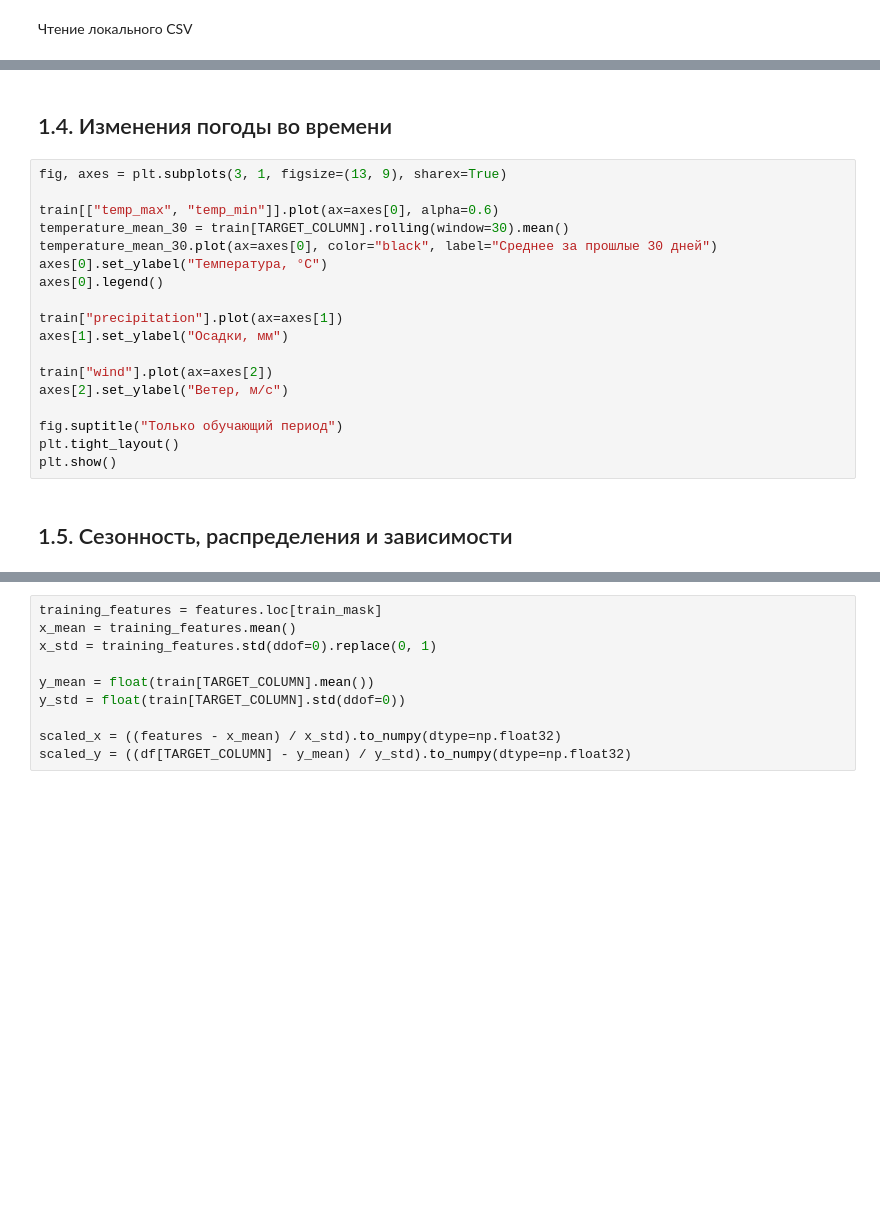
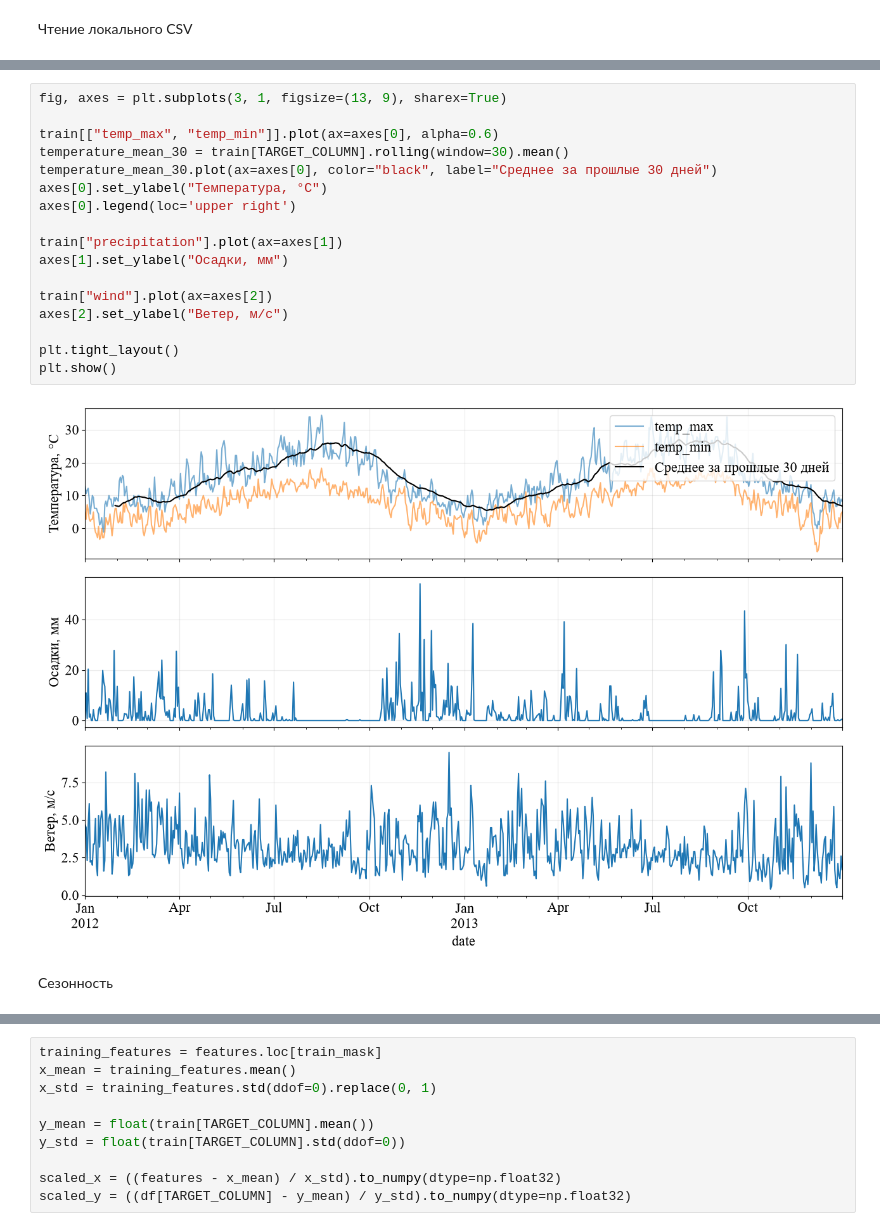
Before and after one commit to RiXenGC/IU1_ML, a Jupyter notebook: sem2/lab8/notebooks/01_visualization.ipynb, the cells around one changed output, grey strips where cells are left out. Drawn from its saved outputs; the diff is of its cells as text; blank space fills up the shorter version.

```diff
--- a/sem2/lab8/notebooks/01_visualization.ipynb
+++ b/sem2/lab8/notebooks/01_visualization.ipynb
@@ -118,23 +112,22 @@ display(split_summary)
-# %% [markdown]
-## 1.4. Изменения погоды во времени
 # %%
 fig, axes = plt.subplots(3, 1, figsize=(13, 9), sharex=True)
 
 train[["temp_max", "temp_min"]].plot(ax=axes[0], alpha=0.6)
 temperature_mean_30 = train[TARGET_COLUMN].rolling(window=30).mean()
 temperature_mean_30.plot(ax=axes[0], color="black", label="Среднее за прошлые 30 дней")
 axes[0].set_ylabel("Температура, °C")
-axes[0].legend()
+axes[0].legend(loc='upper right')
 
 train["precipitation"].plot(ax=axes[1])
 axes[1].set_ylabel("Осадки, мм")
 
 train["wind"].plot(ax=axes[2])
 axes[2].set_ylabel("Ветер, м/с")
 
-fig.suptitle("Только обучающий период")
 plt.tight_layout()
 plt.show()
+# %% [output]
+[figure, added]
 # %% [markdown]
-## 1.5. Сезонность, распределения и зависимости
+Сезонность
 # %%
```
Also changed, not shown: parts of 20 cells of this notebook, 3 other files.
